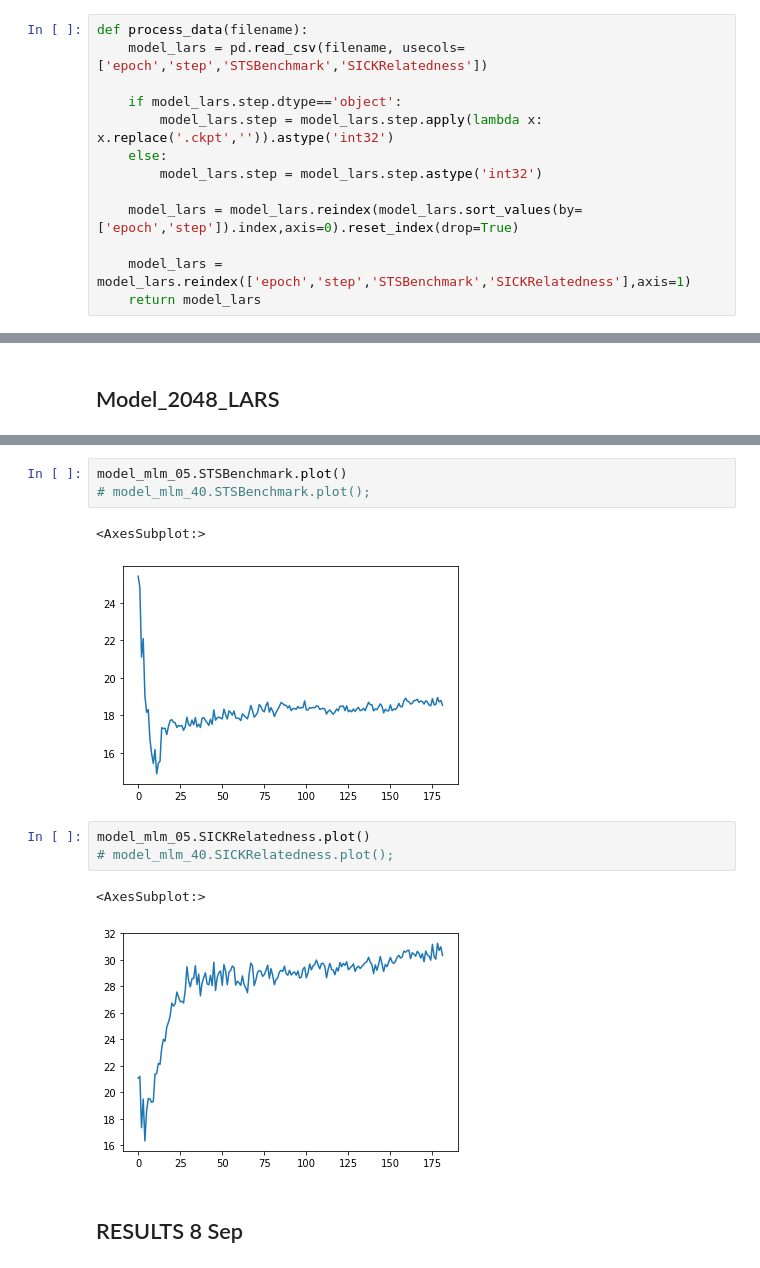
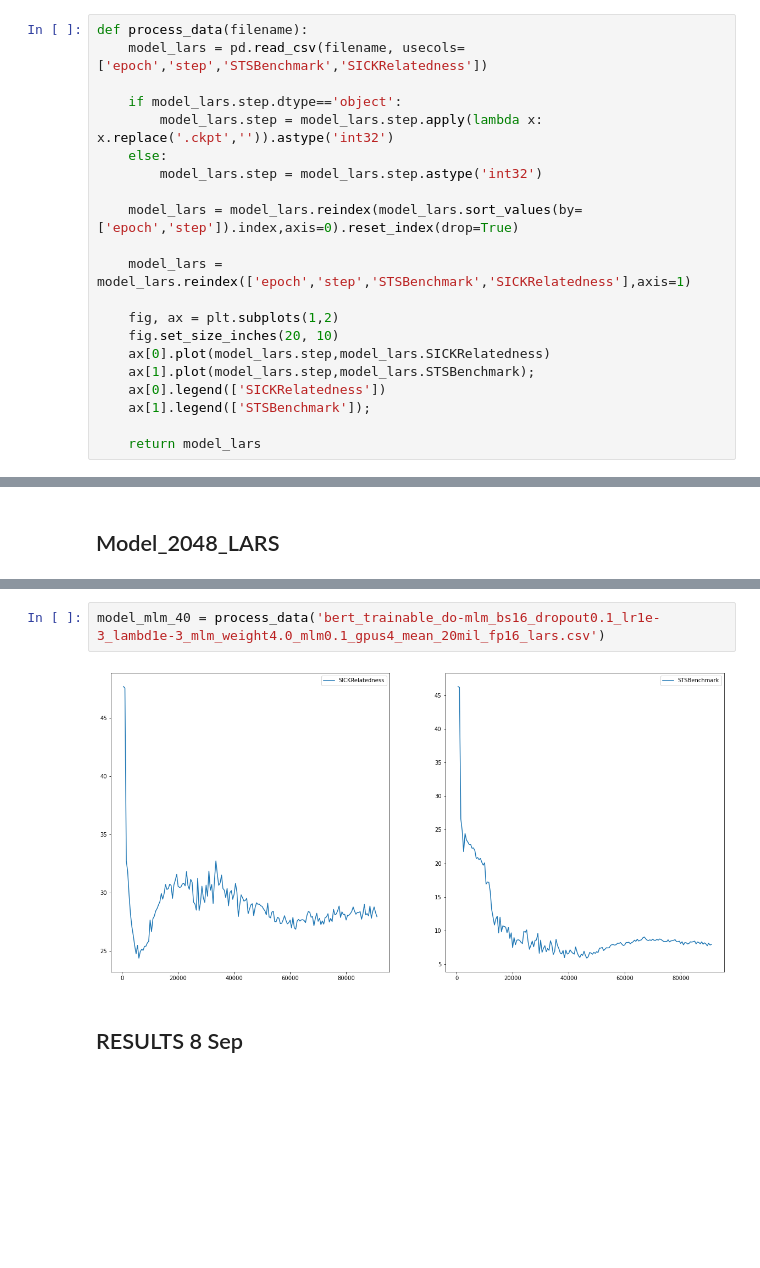
Before and after one commit to MaveriQ/barlowtwins, a Jupyter notebook: pl_model/senteval/result_plots.ipynb, the cells around one changed output, grey strips where cells are left out. Drawn from its saved outputs; the diff is of its cells as text; blank space fills up the shorter version.

```diff
--- a/pl_model/senteval/result_plots.ipynb
+++ b/pl_model/senteval/result_plots.ipynb
@@ -14,6 +14,14 @@ def process_data(filename):
     model_lars = model_lars.reindex(model_lars.sort_values(by=['epoch','step']).index,axis=0).reset_index(drop=True)
 
     model_lars = model_lars.reindex(['epoch','step','STSBenchmark','SICKRelatedness'],axis=1)
+
+    fig, ax = plt.subplots(1,2)
+    fig.set_size_inches(20, 10)
+    ax[0].plot(model_lars.step,model_lars.SICKRelatedness)
+    ax[1].plot(model_lars.step,model_lars.STSBenchmark);
+    ax[0].legend(['SICKRelatedness'])
+    ax[1].legend(['STSBenchmark']);
+
     return model_lars
 # %%
 model_lars = process_data('bert_frozen_bs1024_dropout0.1_lr1e-3_lambd1e-3_mlm0_gpus4_mean_all_fp16_l_a_r_s.csv')
@@ -96,15 +58,7 @@ model_mlm_40 = process_data('bert_trainable_do-mlm_bs16_dropout0.1_lr1e-3_lambd1
 # %%
-model_mlm_05.STSBenchmark.plot()
-# model_mlm_40.STSBenchmark.plot();
+model_mlm_40 = process_data('bert_trainable_do-mlm_bs16_dropout0.1_lr1e-3_lambd1e-3_mlm_weight4.0_mlm0.1_gpus4_mean_20mil_fp16_lars.csv')
 # %% [output]
-<AxesSubplot:>
-[figure, old version]
+[figure, new version]
-# %%
-model_mlm_05.SICKRelatedness.plot()
-# model_mlm_40.SICKRelatedness.plot();
-# %% [output]
-<AxesSubplot:>
-[figure, removed]
 # %% [markdown]
 ## RESULTS 8 Sep
 # %%
```
Also changed, not shown: parts of 36 cells of this notebook, 29 other files.
